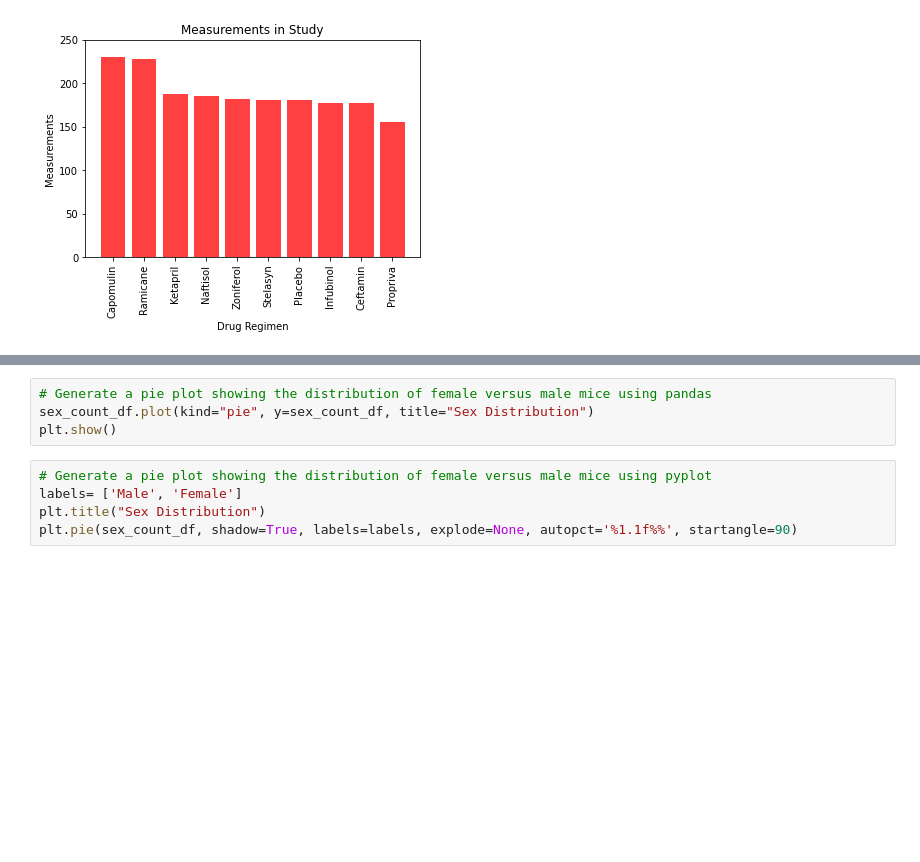
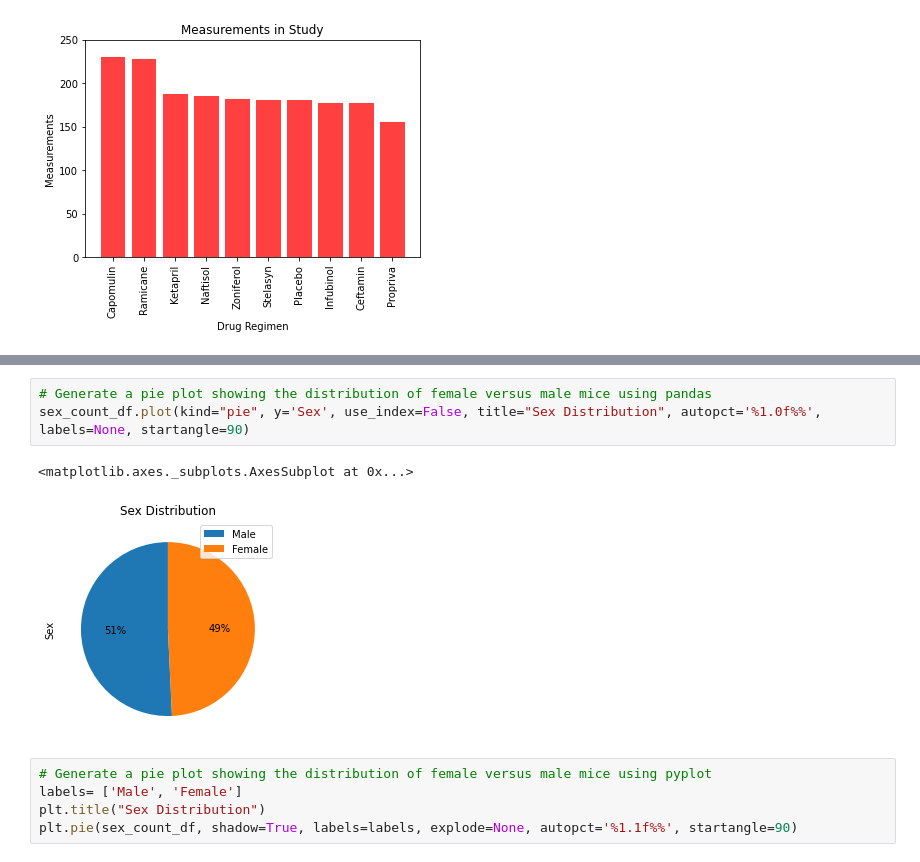
Before and after one commit to Navilongo/Pharmaceutical-Analysis-with-Python, a Jupyter notebook: pymaceuticals.ipynb, the cells around one changed output, grey strips where cells are left out. Drawn from its saved outputs; the diff is of its cells as text; blank space fills up the shorter version.

Commit message:
Created pie plot for df plot and pyplot

```diff
--- a/pymaceuticals.ipynb
+++ b/pymaceuticals.ipynb
@@ -173,7 +171,9 @@ sex_count_df
 # %%
 # Generate a pie plot showing the distribution of female versus male mice using pandas
-sex_count_df.plot(kind="pie", y=sex_count_df, title="Sex Distribution")
-plt.show()
+sex_count_df.plot(kind="pie", y='Sex', use_index=False, title="Sex Distribution", autopct='%1.0f%%', labels=None, startangle=90)
+# %% [output]
+<matplotlib.axes._subplots.AxesSubplot at 0x...>
+[figure, added]
 # %%
 # Generate a pie plot showing the distribution of female versus male mice using pyplot
 labels= ['Male', 'Female']
```
Also changed, not shown: parts of 2 cells of this notebook.
